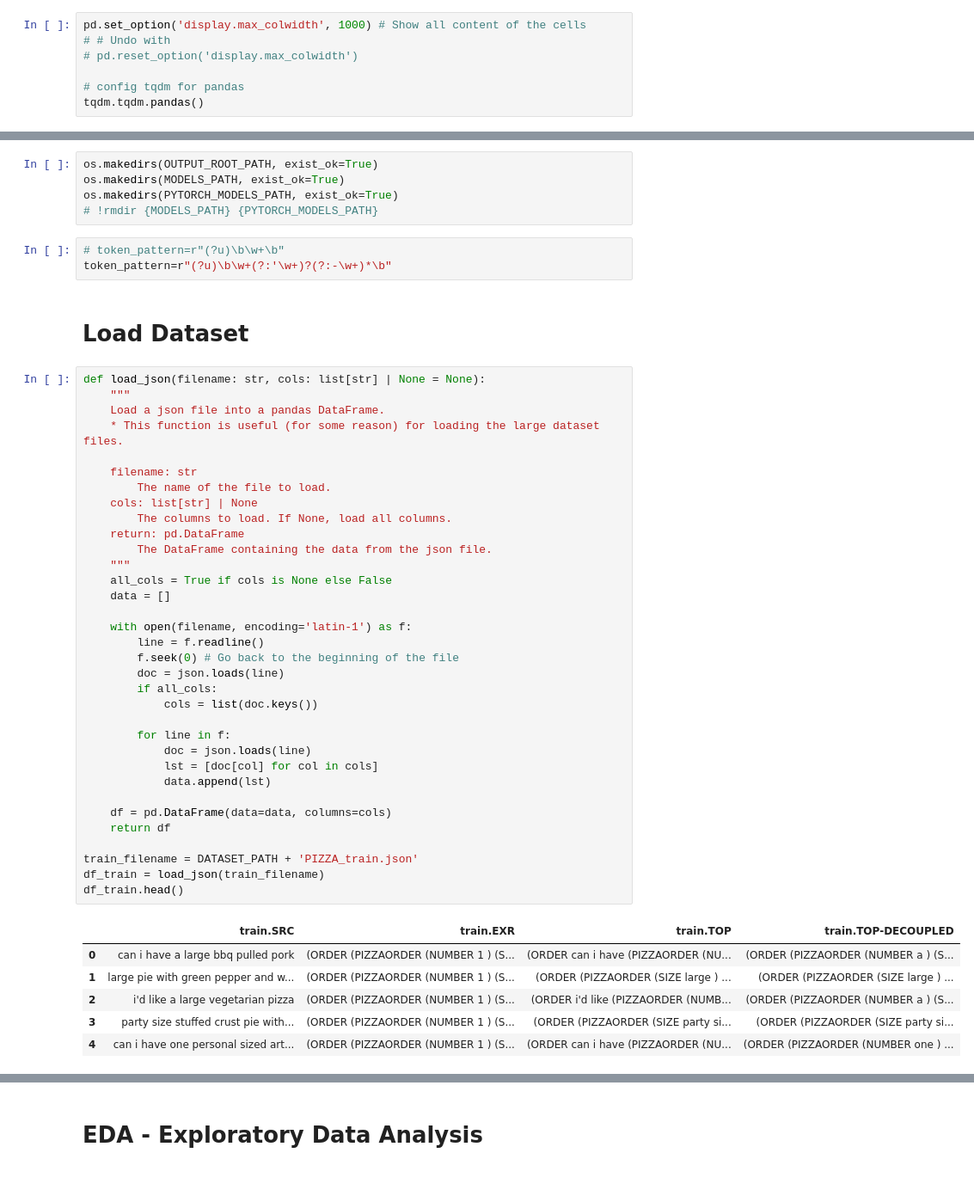
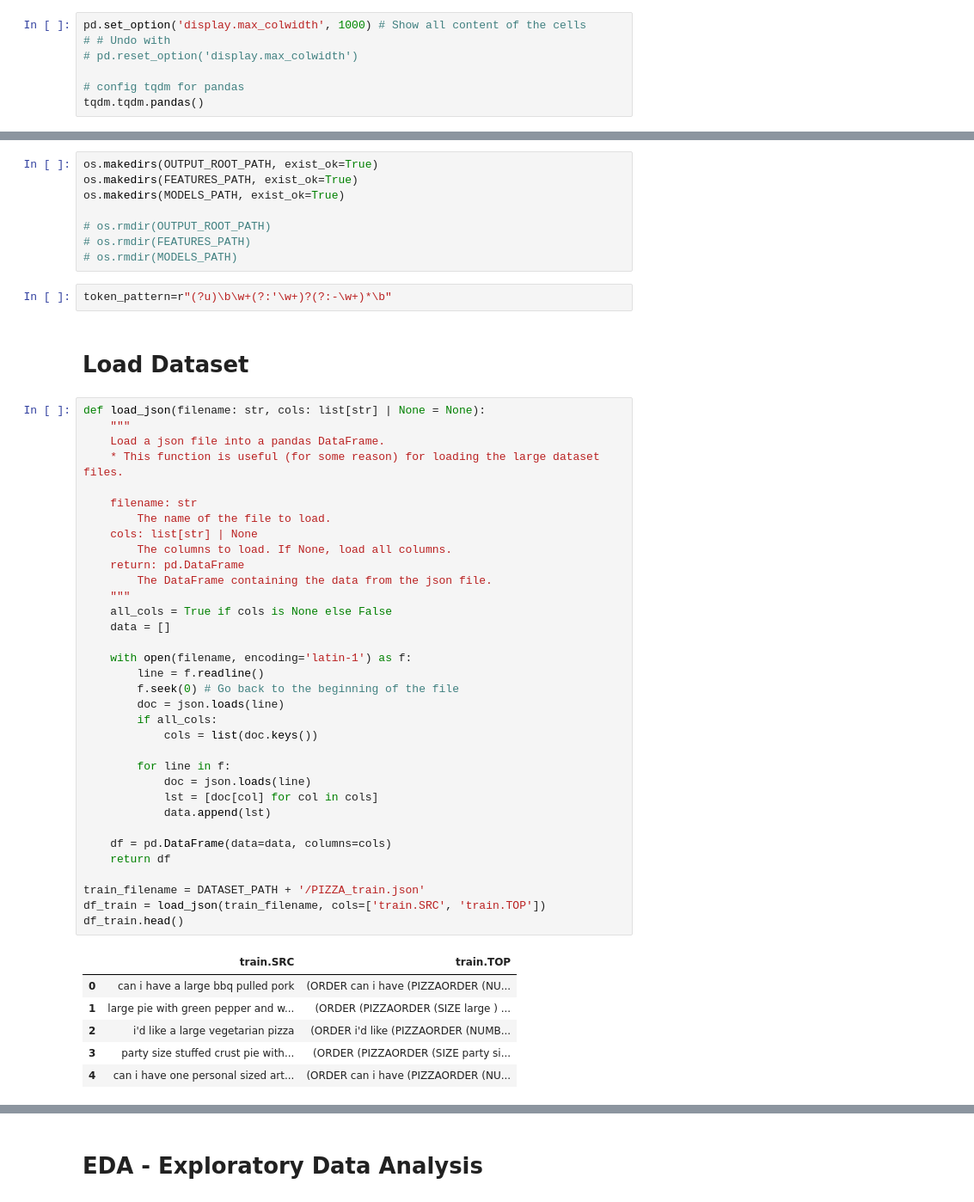
Before and after one commit to ahmedtarekabd/NLP-Pizza-NER, a Jupyter notebook: pizza_ner.ipynb, the cells around one changed output, grey strips where cells are left out. Shown: that part at 86% size. Cells and saved outputs as stored; diff of their text form.

Commit message:
Refactoring: Refactor code. Train CRF model with dev set only.

```diff
--- a/pizza_ner.ipynb
+++ b/pizza_ner.ipynb
@@ -67,10 +72,12 @@ PYTORCH_MODELS_PATH = MODELS_PATH + "/checkpoints"
 # %%
 os.makedirs(OUTPUT_ROOT_PATH, exist_ok=True)
+os.makedirs(FEATURES_PATH, exist_ok=True)
 os.makedirs(MODELS_PATH, exist_ok=True)
-os.makedirs(PYTORCH_MODELS_PATH, exist_ok=True)
-# !rmdir {MODELS_PATH} {PYTORCH_MODELS_PATH}
+
+# os.rmdir(OUTPUT_ROOT_PATH)
+# os.rmdir(FEATURES_PATH)
+# os.rmdir(MODELS_PATH)
 # %%
-# token_pattern=r"(?u)\b\w+\b"
 token_pattern=r"(?u)\b\w+(?:'\w+)?(?:-\w+)*\b"
 # %% [markdown]
 # Load Dataset
@@ -80,39 +87,39 @@ def load_json(filename: str, cols: list[str] | None = None):
     Load a json file into a pandas DataFrame.
     * This function is useful (for some reason) for loading the large dataset files.
 
     filename: str
         The name of the file to load.
     cols: list[str] | None
         The columns to load. If None, load all columns.
     return: pd.DataFrame
         The DataFrame containing the data from the json file.
     """
     all_cols = True if cols is None else False
     data = []
 
     with open(filename, encoding='latin-1') as f:
         line = f.readline()
         f.seek(0) # Go back to the beginning of the file
         doc = json.loads(line)
         if all_cols:
             cols = list(doc.keys())
 
         for line in f:
             doc = json.loads(line)
             lst = [doc[col] for col in cols]
             data.append(lst)
 
     df = pd.DataFrame(data=data, columns=cols)
     return df
 
-train_filename = DATASET_PATH + 'PIZZA_train.json'
-df_train = load_json(train_filename)
+train_filename = DATASET_PATH + '/PIZZA_train.json'
+df_train = load_json(train_filename, cols=['train.SRC', 'train.TOP'])
 df_train.head()
 # %% [output]
-|  | train.SRC | train.EXR | train.TOP | train.TOP-DECOUPLED |
-| 0 | can i have a large bbq pulled pork | (ORDER (PIZZAORDER (NUMBER 1 ) (S... | (ORDER can i have (PIZZAORDER (NU... | (ORDER (PIZZAORDER (NUMBER a ) (S... |
-| 1 | large pie with green pepper and w... | (ORDER (PIZZAORDER (NUMBER 1 ) (S... | (ORDER (PIZZAORDER (SIZE large ) ... | (ORDER (PIZZAORDER (SIZE large ) ... |
-| 2 | i'd like a large vegetarian pizza | (ORDER (PIZZAORDER (NUMBER 1 ) (S... | (ORDER i'd like (PIZZAORDER (NUMB... | (ORDER (PIZZAORDER (NUMBER a ) (S... |
-| 3 | party size stuffed crust pie with... | (ORDER (PIZZAORDER (NUMBER 1 ) (S... | (ORDER (PIZZAORDER (SIZE party si... | (ORDER (PIZZAORDER (SIZE party si... |
-| 4 | can i have one personal sized art... | (ORDER (PIZZAORDER (NUMBER 1 ) (S... | (ORDER can i have (PIZZAORDER (NU... | (ORDER (PIZZAORDER (NUMBER one ) ... |
+|  | train.SRC | train.TOP |
+| 0 | can i have a large bbq pulled pork | (ORDER can i have (PIZZAORDER (NU... |
+| 1 | large pie with green pepper and w... | (ORDER (PIZZAORDER (SIZE large ) ... |
+| 2 | i'd like a large vegetarian pizza | (ORDER i'd like (PIZZAORDER (NUMB... |
+| 3 | party size stuffed crust pie with... | (ORDER (PIZZAORDER (SIZE party si... |
+| 4 | can i have one personal sized art... | (ORDER can i have (PIZZAORDER (NU... |
 # %%
```
Also changed, not shown: parts of 54 cells of this notebook, 3 other files.
